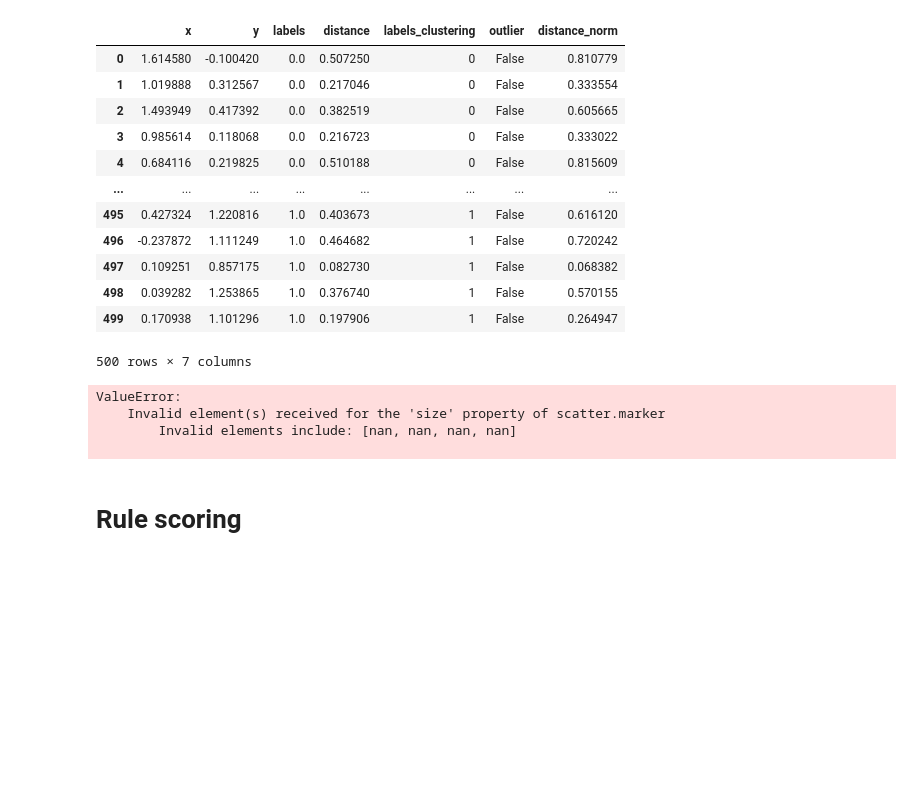
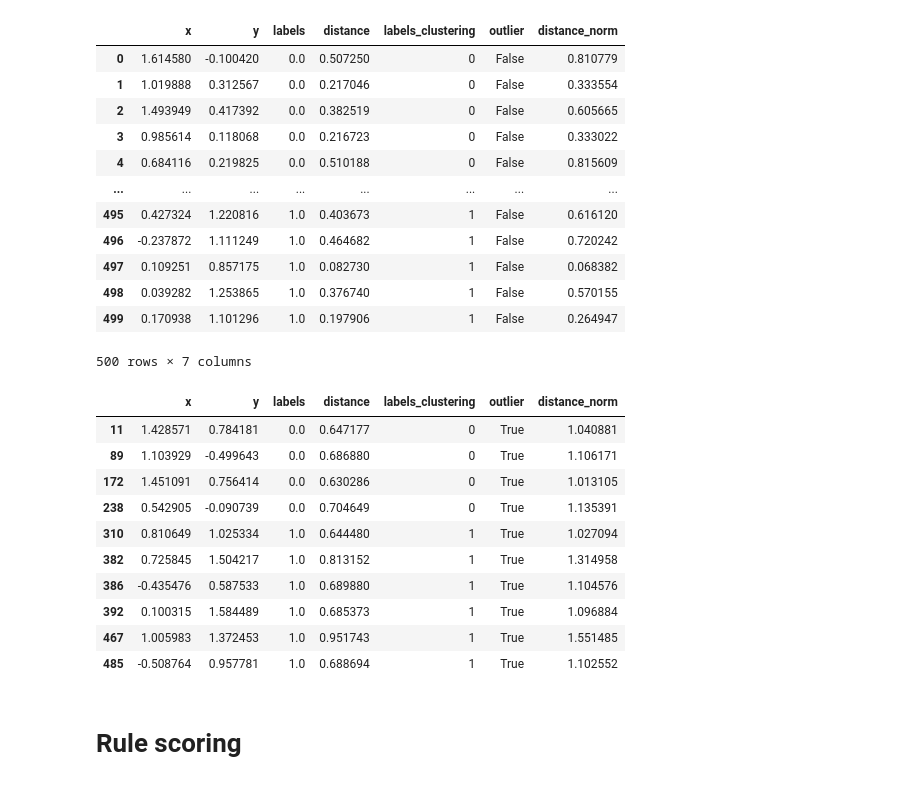
Before and after one commit to HaykTarkhanyan/CDSGD, a Jupyter notebook: cdsgd/bzbz.ipynb, the cells around one changed output. Cells and saved outputs as stored; diff of their text form; code cells hidden in the pictures; blank space fills up the shorter version.

```diff
--- a/cdsgd/bzbz.ipynb
+++ b/cdsgd/bzbz.ipynb
@@ -125,3 +127,30 @@ def detect_outliers_z_score(data, threshold=OUTLIER_THRESHOLD_NUM_STD):
 outliers = detect_outliers_z_score(df["distance"])
 
 df["outlier"] = df["distance"].apply(lambda x: x in outliers)
+# %%
+def get_distance(df, model, alg="kmeans"):#, remove_outliers=True, normalize=True):
+    if alg == "kmeans":
+        distances = np.min(
+            np.linalg.norm(df[:, np.newaxis] - model.cluster_centers_, axis=2), axis=1)
+    else:
+        raise NotImplementedError("Only KMeans is supported")
+
+    return distances
+
+def remove_outliers_and_normalize(df, distance_column="distance", label_column="labels"):
+    outliers = detect_outliers_z_score(df["distance"])
+    df["outlier"] = df[distance_column].apply(lambda x: x in outliers)
+    df_no_outliers = df[~df["outlier"]]
+
+    # min max scale the df. dont use outliers
+    min_val = df_no_outliers.groupby(label_column)[distance_column].apply('min')
+    max_val = df_no_outliers.groupby(label_column)[distance_column].apply('max')
+
+    def scale(x, label):
+        return (x - min_val[label]) / (max_val[label] - min_val[label]) if max_val[label] > min_val[label] else 0
+
+    dist_norm = df.apply(lambda row: scale(row[distance_column], row[label_column]), axis=1)
+
+    return dist_norm
+
+# df["distance"] = get_distance(data, kmeans)
@@ -127,0 +159,3 @@ df["outlier"] = df["distance"].apply(lambda x: x in outliers)
+# %%
+df["distance_norm"] = remove_outliers_and_normalize(df)
+df.isna().sum().sum()
@@ -158,12 +194,17 @@ df
 | 498 | 0.039282 | 1.253865 | 1.0 | 0.376740 | 1 | False | 0.570155 |
 | 499 | 0.170938 | 1.101296 | 1.0 | 0.197906 | 1 | False | 0.264947 |
 500 rows × 7 columns
-# %%
-# plot with normalized distance
-
-px.scatter(df, x="x", y="y", color="labels_clustering", size="distance_norm")
-# %% [output]
-ValueError:
-    Invalid element(s) received for the 'size' property of scatter.marker
-        Invalid elements include: [nan, nan, nan, nan]
-
+# %%
+df[df["distance_norm"] > 1]
+# %% [output]
+|  | x | y | labels | distance | labels_clustering | outlier | distance_norm |
+| 11 | 1.428571 | 0.784181 | 0.0 | 0.647177 | 0 | True | 1.040881 |
+| 89 | 1.103929 | -0.499643 | 0.0 | 0.686880 | 0 | True | 1.106171 |
+| 172 | 1.451091 | 0.756414 | 0.0 | 0.630286 | 0 | True | 1.013105 |
+| 238 | 0.542905 | -0.090739 | 0.0 | 0.704649 | 0 | True | 1.135391 |
+| 310 | 0.810649 | 1.025334 | 1.0 | 0.644480 | 1 | True | 1.027094 |
+| 382 | 0.725845 | 1.504217 | 1.0 | 0.813152 | 1 | True | 1.314958 |
+| 386 | -0.435476 | 0.587533 | 1.0 | 0.689880 | 1 | True | 1.104576 |
+| 392 | 0.100315 | 1.584489 | 1.0 | 0.685373 | 1 | True | 1.096884 |
+| 467 | 1.005983 | 1.372453 | 1.0 | 0.951743 | 1 | True | 1.551485 |
+| 485 | -0.508764 | 0.957781 | 1.0 | 0.688694 | 1 | True | 1.102552 |
```
Also changed, not shown: parts of 7 cells of this notebook, 14 other files.
